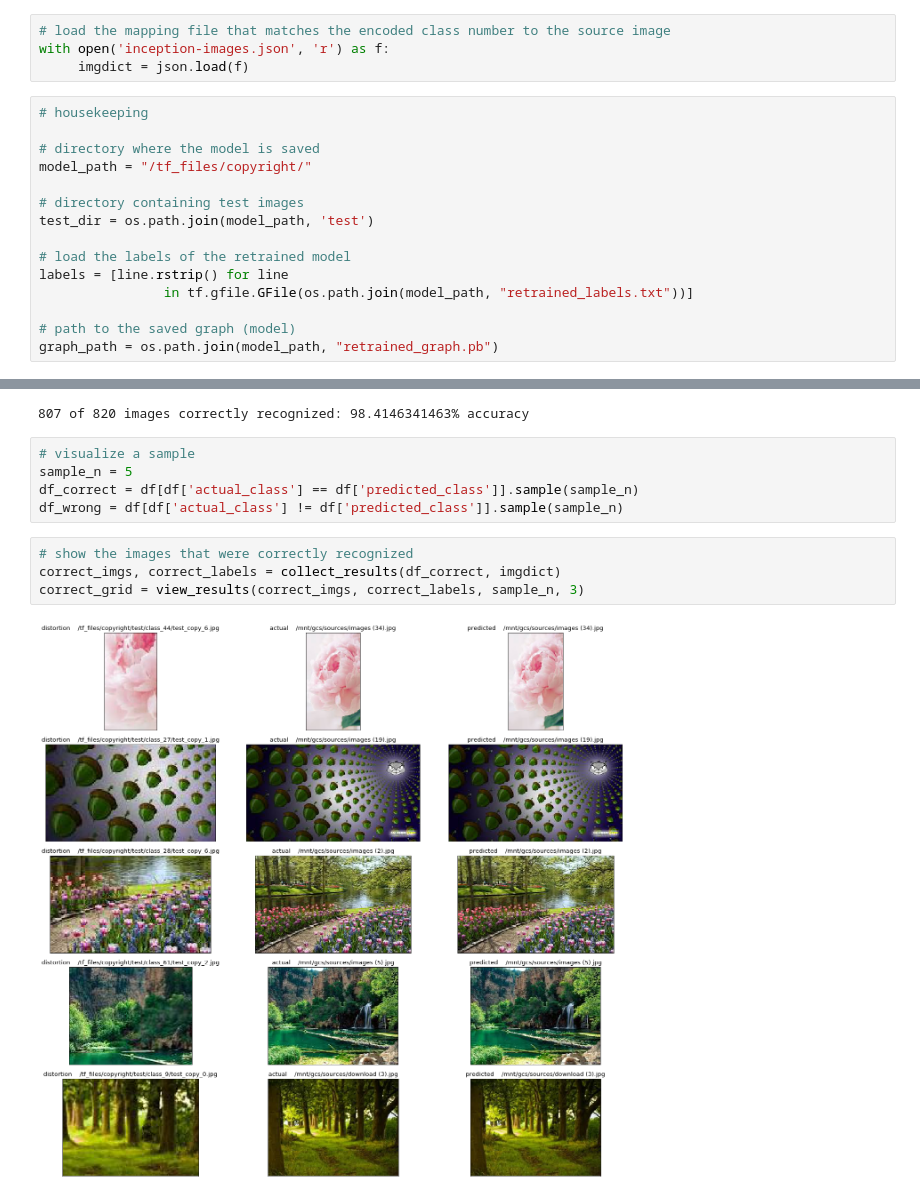
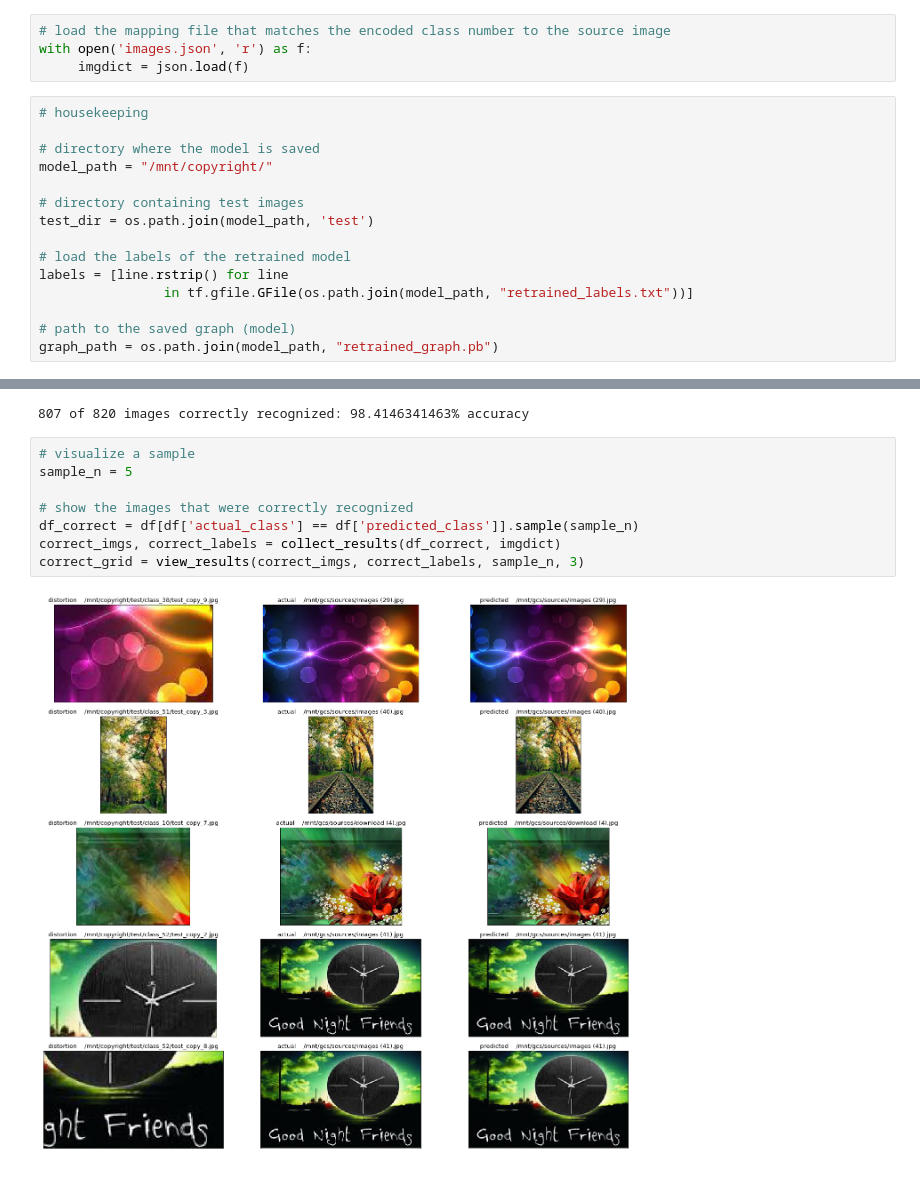
Before and after one commit to anle9371/copyright, a Jupyter notebook: myapp/using_inception.ipynb, the cells around one changed output, grey strips where cells are left out. Cells and saved outputs as stored; diff of their text form.

```diff
--- a/myapp/using_inception.ipynb
+++ b/myapp/using_inception.ipynb
@@ -8,13 +8,13 @@ import os
 import pandas as pd
 # %%
 # load the mapping file that matches the encoded class number to the source image
-with open('inception-images.json', 'r') as f:
+with open('images.json', 'r') as f:
      imgdict = json.load(f)
 # %%
 # housekeeping
 
 # directory where the model is saved
-model_path = "/tf_files/copyright/"
+model_path = "/mnt/copyright/"
 
 # directory containing test images
 test_dir = os.path.join(model_path, 'test')
@@ -116,12 +118,11 @@ print(str(num_correct) + " of " + str(total) + " images correctly recognized: "
 # %%
 # visualize a sample
 sample_n = 5
+
+# show the images that were correctly recognized
 df_correct = df[df['actual_class'] == df['predicted_class']].sample(sample_n)
-df_wrong = df[df['actual_class'] != df['predicted_class']].sample(sample_n)
+correct_imgs, correct_labels = collect_results(df_correct, imgdict)
+correct_grid = view_results(correct_imgs, correct_labels, sample_n, 3)
+# %% [output]
+[figure, added]
-# %%
-# show the images that were correctly recognized
-correct_imgs, correct_labels = collect_results(df_correct, imgdict)
-correct_grid = view_results(correct_imgs, correct_labels, sample_n, 3)
-# %% [output]
-[figure, removed]
 # %%
```
Also changed, not shown: parts of 4 cells of this notebook.
